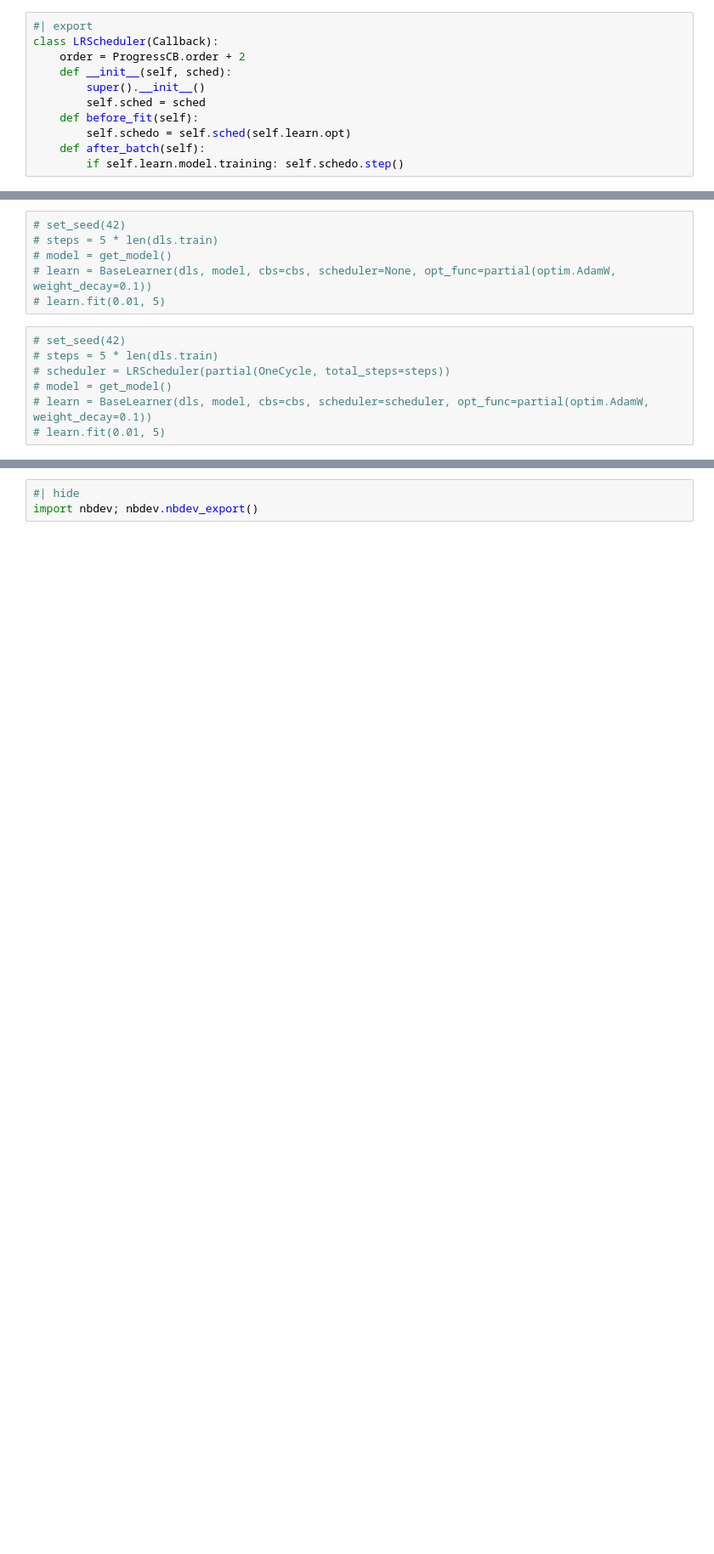
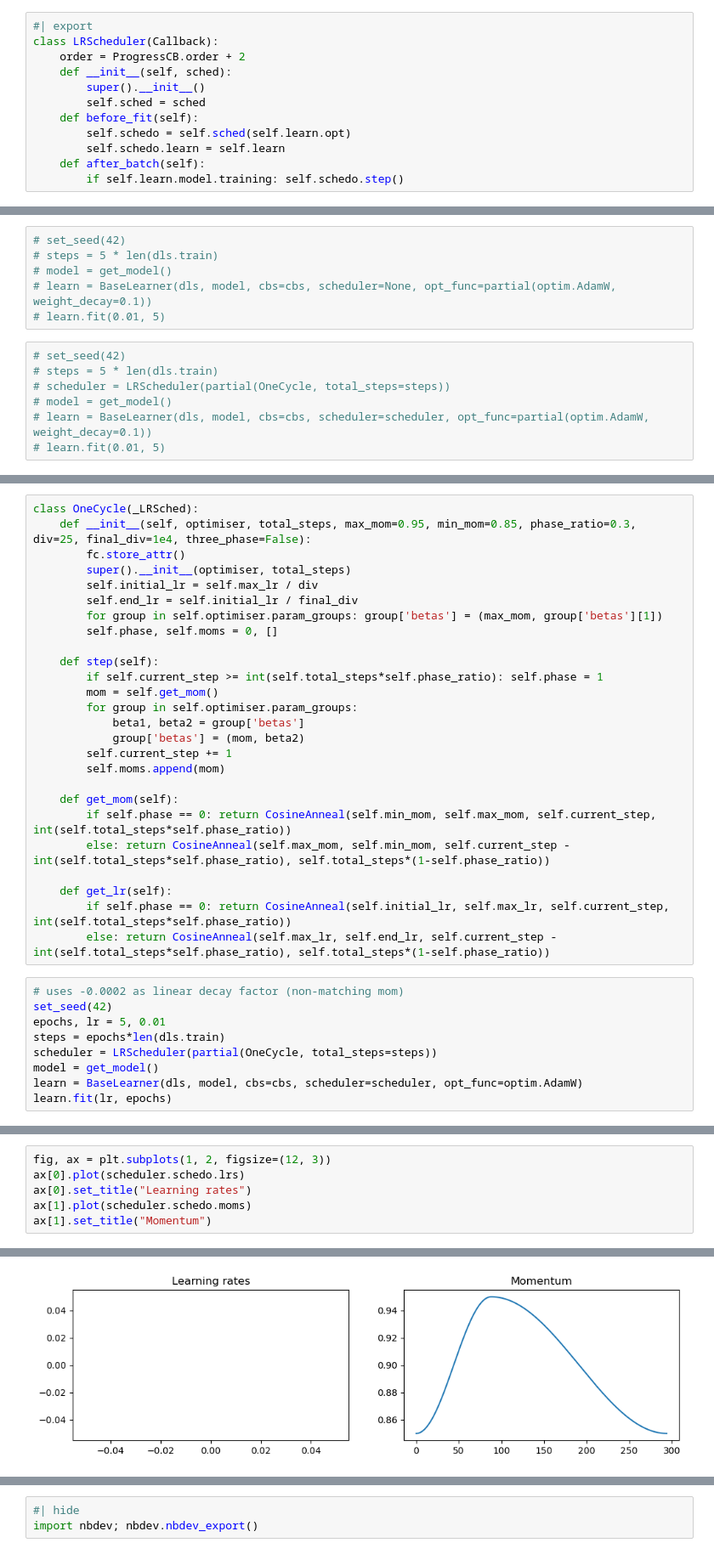
Before and after one commit to stroopwafl/miniai, a Jupyter notebook: nbs/06_accel_sgd.ipynb, the cells around one changed output, grey strips where cells are left out. Shown at 85% size. Saved outputs shown, nothing was run; the diff lists cells and outputs as text; blank space fills up the shorter version.

```diff
--- a/nbs/06_accel_sgd.ipynb
+++ b/nbs/06_accel_sgd.ipynb
@@ -446,6 +449,7 @@ class LRScheduler(Callback):
         self.sched = sched
     def before_fit(self):
         self.schedo = self.sched(self.learn.opt)
+        self.schedo.learn = self.learn
     def after_batch(self):
         if self.learn.model.training: self.schedo.step()
 # %% [markdown]
@@ -642,0 +872,35 @@ class OneCycle:
+# %%
+class OneCycle(_LRSched):
+    def __init__(self, optimiser, total_steps, max_mom=0.95, min_mom=0.85, phase_ratio=0.3, div=25, final_div=1e4, three_phase=False):
+        fc.store_attr()
+        super().__init__(optimiser, total_steps)
+        self.initial_lr = self.max_lr / div
+        self.end_lr = self.initial_lr / final_div
+        for group in self.optimiser.param_groups: group['betas'] = (max_mom, group['betas'][1])
+        self.phase, self.moms = 0, []
+
+    def step(self):
+        if self.current_step >= int(self.total_steps*self.phase_ratio): self.phase = 1
+        mom = self.get_mom()
+        for group in self.optimiser.param_groups:
+            beta1, beta2 = group['betas']
+            group['betas'] = (mom, beta2)
+        self.current_step += 1
+        self.moms.append(mom)
+
+    def get_mom(self):
+        if self.phase == 0: return CosineAnneal(self.min_mom, self.max_mom, self.current_step, int(self.total_steps*self.phase_ratio))
+        else: return CosineAnneal(self.max_mom, self.min_mom, self.current_step - int(self.total_steps*self.phase_ratio), self.total_steps*(1-self.phase_ratio))
+
+    def get_lr(self):
+        if self.phase == 0: return CosineAnneal(self.initial_lr, self.max_lr, self.current_step, int(self.total_steps*self.phase_ratio))
+        else: return CosineAnneal(self.max_lr, self.end_lr, self.current_step - int(self.total_steps*self.phase_ratio), self.total_steps*(1-self.phase_ratio))
+# %%
+# uses -0.0002 as linear decay factor (non-matching mom)
+set_seed(42)
+epochs, lr = 5, 0.01
+steps = epochs*len(dls.train)
+scheduler = LRScheduler(partial(OneCycle, total_steps=steps))
+model = get_model()
+learn = BaseLearner(dls, model, cbs=cbs, scheduler=scheduler, opt_func=optim.AdamW)
+learn.fit(lr, epochs)
@@ -642,0 +924,7 @@ class OneCycle:
+# %%
+fig, ax = plt.subplots(1, 2, figsize=(12, 3))
+ax[0].plot(scheduler.schedo.lrs)
+ax[0].set_title("Learning rates")
+ax[1].plot(scheduler.schedo.moms)
+ax[1].set_title("Momentum")
+# %% [output]
@@ -642,0 +932 @@ class OneCycle:
+[figure, added]
```
Also changed, not shown: parts of 25 cells of this notebook, 5 other files.
